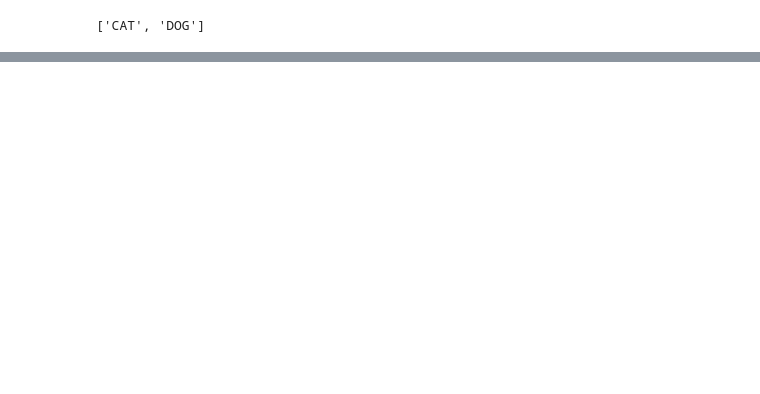
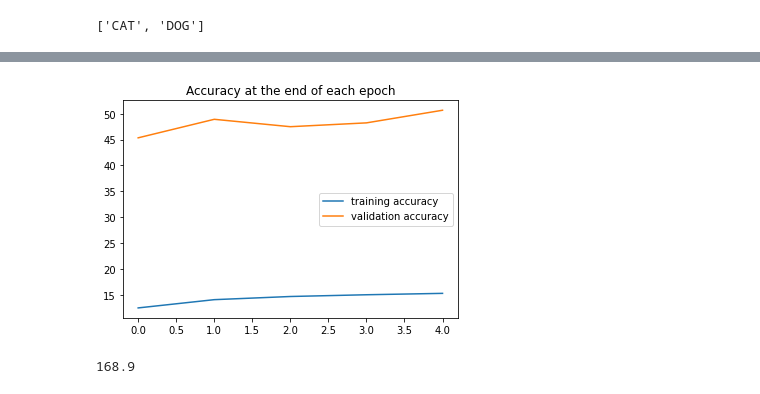
Before and after one commit to dawidkubicki/PyTorch-Crash-Projects, a Jupyter notebook: 03-CNN-Convolutional-Neural-Networks/CNN-custom-images.ipynb, the cells around one changed output, grey strips where cells are left out. Saved outputs shown, nothing was run; the diff lists cells and outputs as text; code cells hidden in the pictures; blank space fills up the shorter version.

```diff
--- a/03-CNN-Convolutional-Neural-Networks/CNN-custom-images.ipynb
+++ b/03-CNN-Convolutional-Neural-Networks/CNN-custom-images.ipynb
@@ -44,0 +210,12 @@ class_names
+# %%
+plt.plot([t/1000 for t in train_correct], label='training accuracy')
+plt.plot([t/100 for t in test_correct], label='validation accuracy')
+plt.title('Accuracy at the end of each epoch')
+plt.legend();
+# %% [output]
+[figure, added]
+# %%
+num_c = test_correct[-1].item()
+print(num_c*100 / 3000)
+# %% [output]
+168.9
```
Also changed, not shown: parts of 10 cells of this notebook.
